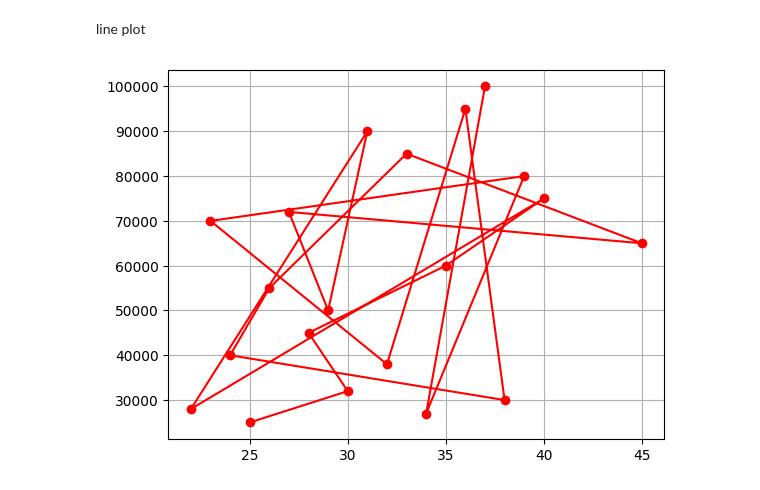
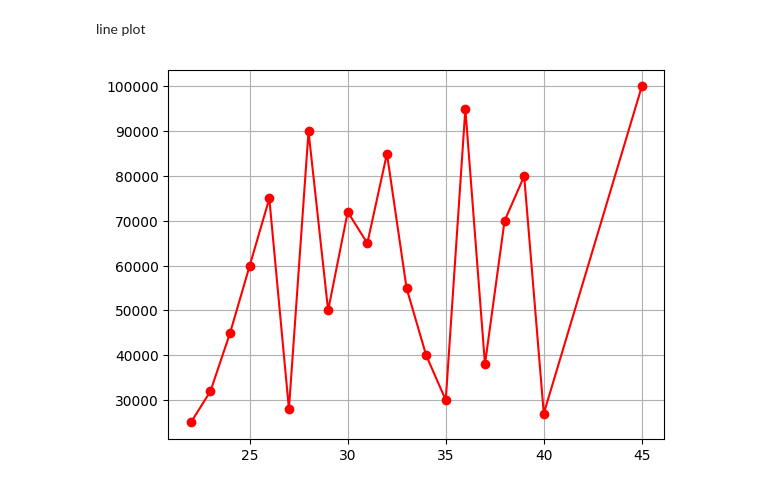
Before and after one commit to Kiran-Ghosh004/data-analysis-using-python, a Jupyter notebook: matplotlib.ipynb, the cells around one changed output. Drawn from its saved outputs; the diff is of its cells as text; code cells hidden in the pictures.

```diff
--- a/matplotlib.ipynb
+++ b/matplotlib.ipynb
@@ -188,9 +188,11 @@ plt.show()
 [figure]
 # %% [markdown]
 line plot
+# %%
+sort_age=df.sort_values("age")
 # %%
-plt.plot(df["age"],df["salary"], color="red", marker="o")
+plt.plot(sort_age["age"],df["salary"], color="red", marker="o")
 plt.grid()
 plt.show()
 # %% [output]
-[figure, old version]
+[figure, new version]
```
Also changed, not shown: parts of 13 cells of this notebook.
